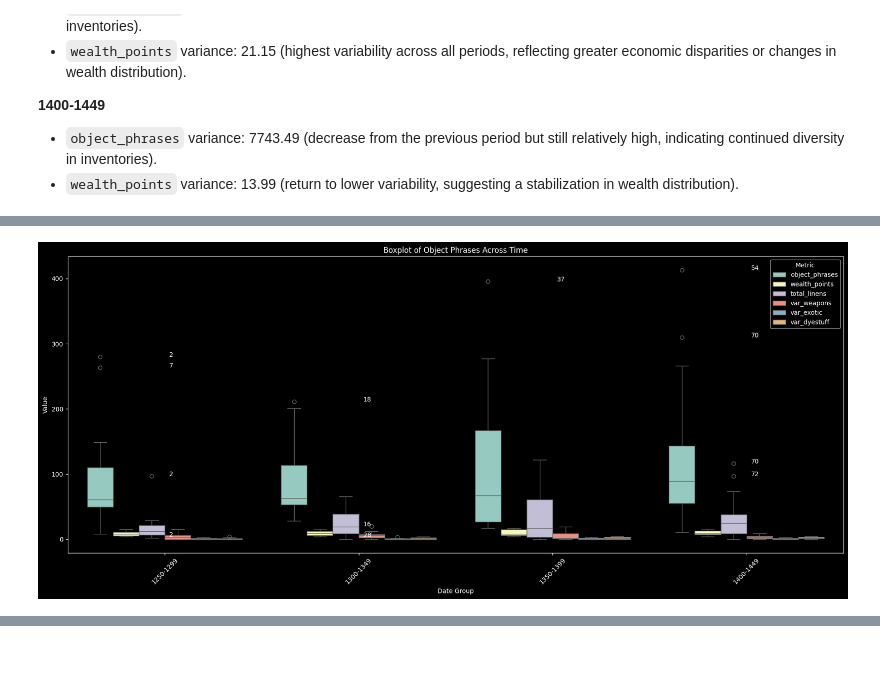
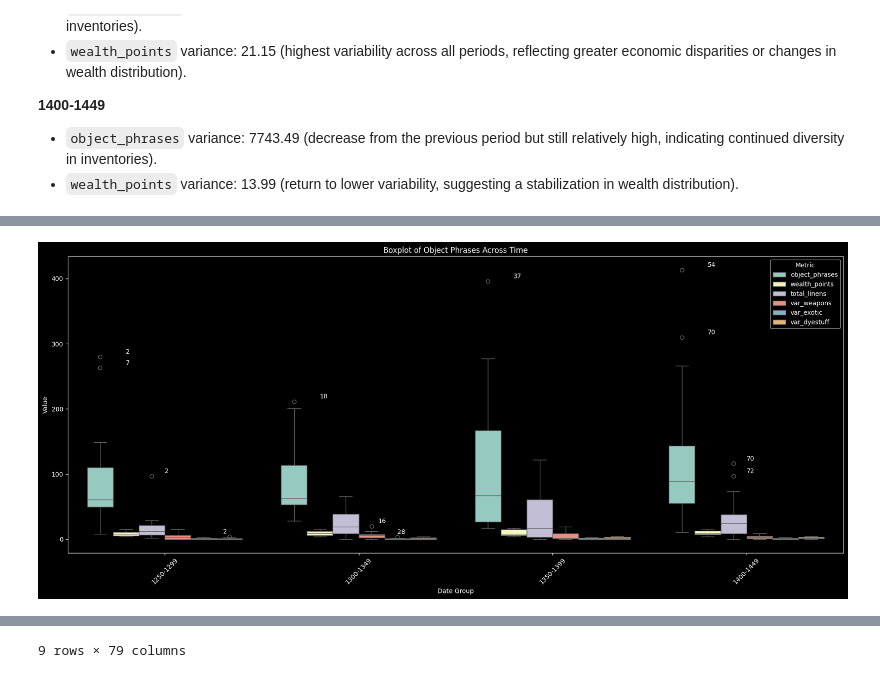
Before and after one commit to gpizzorno/marseille-luxury-objects, a Jupyter notebook: measuring-wealth.ipynb, the cells around one changed output, grey strips where cells are left out. Drawn from its saved outputs; the diff is of its cells as text; code cells hidden in the pictures.

```diff
--- a/measuring-wealth.ipynb
+++ b/measuring-wealth.ipynb
@@ -89,16 +89,26 @@ sns.heatmap(
     ax=axes[0],
 )
 axes[0].set_title('Correlation Matrix')
+axes[0].set_xticklabels(
+    [label.get_text().replace('_', ' ') for label in axes[0].get_xticklabels()], rotation=45, ha='right'
+)
+axes[0].set_yticklabels([label.get_text().replace('_', ' ') for label in axes[0].get_yticklabels()], rotation=0)
 
 # Visualize individual correlations
 for i, col in enumerate(['object_phrases', 'total_linens'], start=1):
     sns.scatterplot(data=df, x=col, y='wealth_points', ax=axes[i], color='blue', alpha=0.6)
     sns.regplot(
-        data=df, x=col, y='wealth_points', ax=axes[i], scatter=False, color='red', line_kws={'label': 'Trendline'}
+        data=df,
+        x=col,
+        y='wealth_points',
+        ax=axes[i],
+        scatter=False,
+        color='red',
+        line_kws={'label': 'Trendline'},
     )
-    axes[i].set_title(f'Correlation of {col1} with wealth_points')
-    axes[i].set_xlabel(col)
-    axes[i].set_ylabel('wealth_points')
+    axes[i].set_title(f'Correlation of {col.replace("_", " ")} with wealth')
+    axes[i].set_xlabel(col.replace('_', ' ').capitalize())
+    axes[i].set_ylabel('Wealth')
     axes[i].legend()
 
 plt.tight_layout()
@@ -112,7 +122,7 @@ sns.pairplot(
     hue='date_group',
     palette='Set1',
 )
-plt.suptitle('Pair Plot of Wealth Points, Object Phrases, and Total Linens', y=1.02)
+plt.suptitle('Pair Plot of Wealth, Object Phrases, and Linens', y=1.02)
 plt.show()
 # %% [output]
 Correlation Results with P-Values:
@@ -307,38 +253,48 @@ plot_data = df.melt(
 
 sns.boxplot(
     data=plot_data,
     x='date_group',
     y='Value',
     palette='Set3',
     hue='Metric',
 )
 plt.title('Boxplot of Object Phrases Across Time')
 plt.xlabel('Date Group')
 plt.ylabel('Value')
 plt.tick_params(axis='x', rotation=45)
 plt.tight_layout()
 
 # Add outlier labels
-for metric in ['object_phrases', 'wealth_points', 'total_linens', 'var_weapons', 'var_exotic', 'var_dyestuff']:
-    for group in DATE_GROUPINGS:
+outliers = []
+num_metrics = 6  # Total number of metrics
+for i, metric in enumerate(
+    ['object_phrases', 'wealth_points', 'total_linens', 'var_weapons', 'var_exotic', 'var_dyestuff'], start=1
+):
+    for group_index, group in enumerate(DATE_GROUPINGS):
         df_group = df[df['date_group'] == group]
-        for i, row in df_group.iterrows():  # noqa: B007
+        for _, row in df_group.iterrows():
             if row[metric] > df_group[metric].quantile(0.75) + 1.5 * (
                 df_group[metric].quantile(0.75) - df_group[metric].quantile(0.25)
             ):
-                x_offset = 10
+                outliers.append(row['id'])
+                # Calculate x position for annotation
+                x_offset = (i - num_metrics / 2) * 0.1  # Adjust the multiplier (e.g., 0.1) for spacing
+                x_pos = group_index + x_offset
                 plt.annotate(
                     str(row['id']),
-                    xy=(row['date_group'], row[metric]),
-                    xytext=(x_offset, 0),
-                    textcoords='offset pixels',
+                    xy=(x_pos, row[metric]),
+                    xytext=(0, 5),
+                    textcoords='offset points',
                     fontsize=10,
                 )
 
 
 plt.show()
 
 # results = plot_data.groupby(['date_group', 'Metric'])['Value'].describe()
 # display(results)
+
+# print data for outliers
+display(df[df['id'].isin(outliers)])
 # %% [output]
-[figure, old version]
+[figure, new version]
@@ -345,3 +311,4 @@ plt.show()
+9 rows × 79 columns
 # %% [markdown]
 ## Interpretation
 
```
Also changed, not shown: parts of 13 cells of this notebook.
